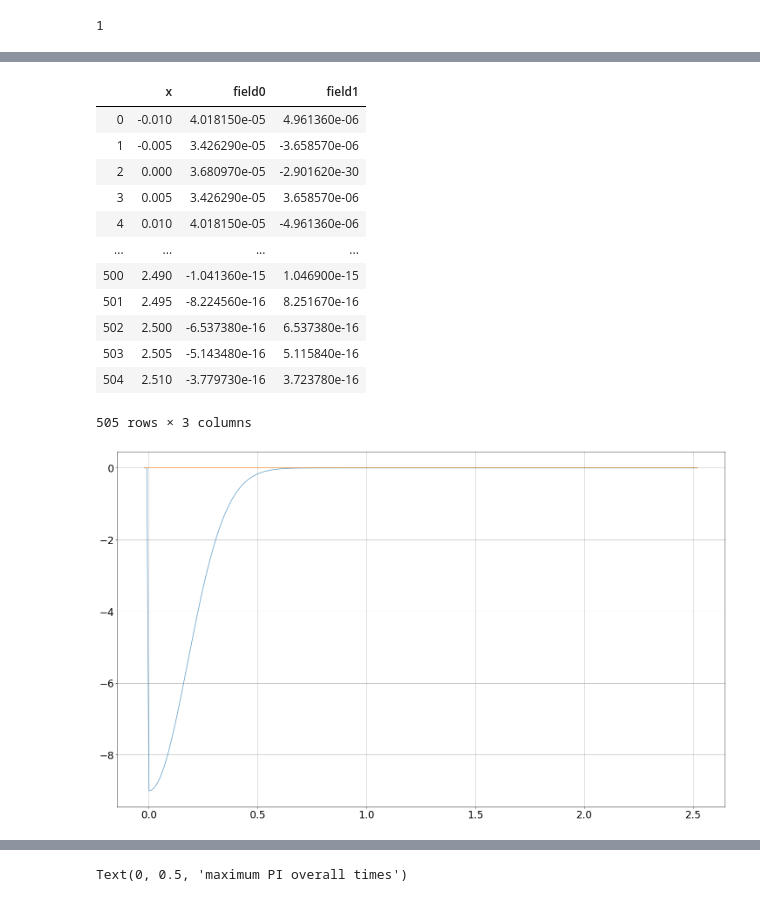
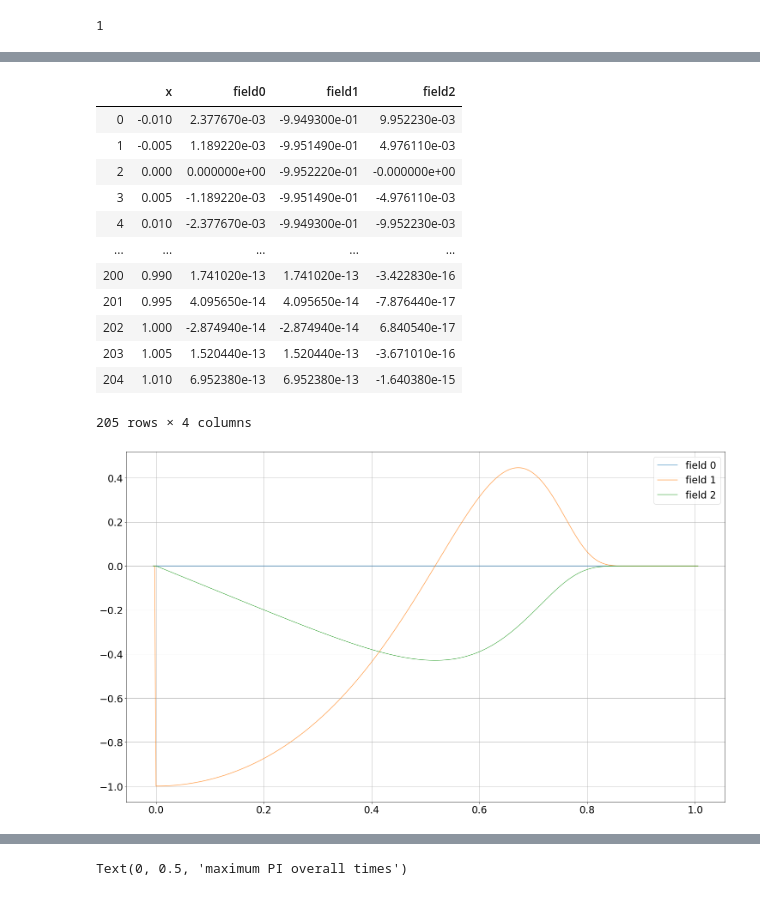
Before and after one commit to giulio-taiocchi/Master_thesis, a Jupyter notebook: Analysis_notebook.ipynb, the cells around one changed output, grey strips where cells are left out. Saved outputs shown, nothing was run; the diff lists cells and outputs as text; code cells hidden in the pictures.

```diff
--- a/Analysis_notebook.ipynb
+++ b/Analysis_notebook.ipynb
@@ -21,28 +21,24 @@ names = []
 
 # amplitudes vetor, contains the amplitudes of the file we want to analyze
 amplitude_vector = [
-    "9.000000"];
+    "1.000000"];
 
 # time
-range_time = 1
-number_steps= 125
+range_time = 20.0
+number_steps= 500
 len_step = range_time / number_steps
 times = np.arange(0,range_time+len_step,len_step)
-times
 
 epsilon = ["0.020000"]
-    #"0.000000","0.900000","0.800000","0.700000","0.600000","0.500000","0.300000","0.200000","0.400000","0.050000","0.040000","0.030000","0.020000","0.010000","0.009000","0.008000","0.007000","0.006000","0.001000"]
 dx = "0.010000"
 
 
-model = "log_comp"
-ns = 30
-shift = 29
-for i in range(shift,ns):
+model = "hyperboloidal_wave_equation"
+data = [2]
+for i in data:
     for e in range(len(epsilon)):
         for a in range(len(amplitude_vector)):
-            names.append("./data/"+model+"/data"+str(i)+"/ampl_"+amplitude_vector[a]+"_eps"+epsilon[e]+"_dx_"+dx+"steps"+str(number_steps)+".csv")
-
+            names.append("./data/"+model+"/data"+str(i)+"/ampl_"+amplitude_vector[a]+"_eps"+epsilon[e]+"_dx_"+dx+"steps"+str(number_steps)+"last_time"+str(format(range_time, '.6f'))+".csv")
 len(names)
 # %% [output]
 1
@@ -57,7 +53,7 @@ big_DF = []
 h1 = float(dx)
 h2 = h1/2
 h3 = h2/2
-domain_lenght = 2.5
+domain_lenght = 1
 gl = 2
 gr = 2
 N_point1 = int(domain_lenght/h1+1)+gl+gr
@@ -72,6 +68,6 @@ for n in range (0, len(names[:])):
         DF2.append( pd.read_csv(names[n],skiprows = (N_point1+1)*(number_steps+1)+ (N_point2+1)*i,nrows =N_point2) )
         DF3.append( pd.read_csv(names[n],skiprows = (N_point1+1)*(number_steps+1)+ (N_point2+1)*(number_steps+1)+(N_point3+1)*i,nrows =N_point3) )
     big_DF.append([DF1,DF2,DF3])
-    print("run:"+str(n)+names[n]+ " added")
+    print("run:"+str(n)+" ->"+names[n]+ " added")
 print("number of runs:",len(big_DF))
 # %% [output]
@@ -83,34 +79,34 @@ Wall time: 4.42 s
 # %%
 # big_Df index:
 # big_DF[run][dx][time]
-big_DF[0][1][124]
+big_DF[0][1][1]
 # %% [output]
-|  | x | field0 | field1 |
-| 0 | -0.010 | 4.018150e-05 | 4.961360e-06 |
-| 1 | -0.005 | 3.426290e-05 | -3.658570e-06 |
-| 2 | 0.000 | 3.680970e-05 | -2.901620e-30 |
-| 3 | 0.005 | 3.426290e-05 | 3.658570e-06 |
-| 4 | 0.010 | 4.018150e-05 | -4.961360e-06 |
-| ... | ... | ... | ... |
-| 500 | 2.490 | -1.041360e-15 | 1.046900e-15 |
-| 501 | 2.495 | -8.224560e-16 | 8.251670e-16 |
-| 502 | 2.500 | -6.537380e-16 | 6.537380e-16 |
-| 503 | 2.505 | -5.143480e-16 | 5.115840e-16 |
-| 504 | 2.510 | -3.779730e-16 | 3.723780e-16 |
+|  | x | field0 | field1 | field2 |
+| 0 | -0.010 | 2.377670e-03 | -9.949300e-01 | 9.952230e-03 |
+| 1 | -0.005 | 1.189220e-03 | -9.951490e-01 | 4.976110e-03 |
+| 2 | 0.000 | 0.000000e+00 | -9.952220e-01 | -0.000000e+00 |
+| 3 | 0.005 | -1.189220e-03 | -9.951490e-01 | -4.976110e-03 |
+| 4 | 0.010 | -2.377670e-03 | -9.949300e-01 | -9.952230e-03 |
+| ... | ... | ... | ... | ... |
+| 200 | 0.990 | 1.741020e-13 | 1.741020e-13 | -3.422830e-16 |
+| 201 | 0.995 | 4.095650e-14 | 4.095650e-14 | -7.876440e-17 |
+| 202 | 1.000 | -2.874940e-14 | -2.874940e-14 | 6.840540e-17 |
+| 203 | 1.005 | 1.520440e-13 | 1.520440e-13 | -3.671010e-16 |
+| 204 | 1.010 | 6.952380e-13 | 6.952380e-13 | -1.640380e-15 |
-505 rows × 3 columns
+205 rows × 4 columns
 # %%
-### for n in range(0,1):
-for i in range(0,1):
-        plt.plot(big_DF[n][i][0]['x'],big_DF[n][i][0]['field0'],alpha=0.7,markersize=25)
-        plt.plot(big_DF[n][i][0]['x'],big_DF[n][i][0]['field1'],alpha=0.7,markersize=25)
-        #plt.plot(big_DF[n][i][0]['x'],big_DF[n][i][0]['field2'],alpha=0.7,markersize=25)
+for n in range(0,1):
+    for i in range(2,3):
+            plt.plot(big_DF[n][i][0]['x'],big_DF[n][i][0]['field0'],alpha=0.7,markersize=25,label="field 0")
+            plt.plot(big_DF[n][i][0]['x'],big_DF[n][i][0]['field1'],alpha=0.7,markersize=25,label="field 1")
+            plt.plot(big_DF[n][i][0]['x'],big_DF[n][i][0]['field2'],alpha=0.7,markersize=10,label="field 2")
 
 
-#plt.legend()
+plt.legend()
 plt.grid()
-#plt.xlim([0, 4])
-#plt.ylim([-0.00001, 0.00001])
+#plt.xlim([0.98, 1])
+#plt.ylim([-0.000000001, 0.000000002])
 # %% [output]
-[figure, old version]
+[figure, new version]
 # %%
 for n in [0]:
```
Also changed, not shown: parts of 14 cells of this notebook, 4 other files.
